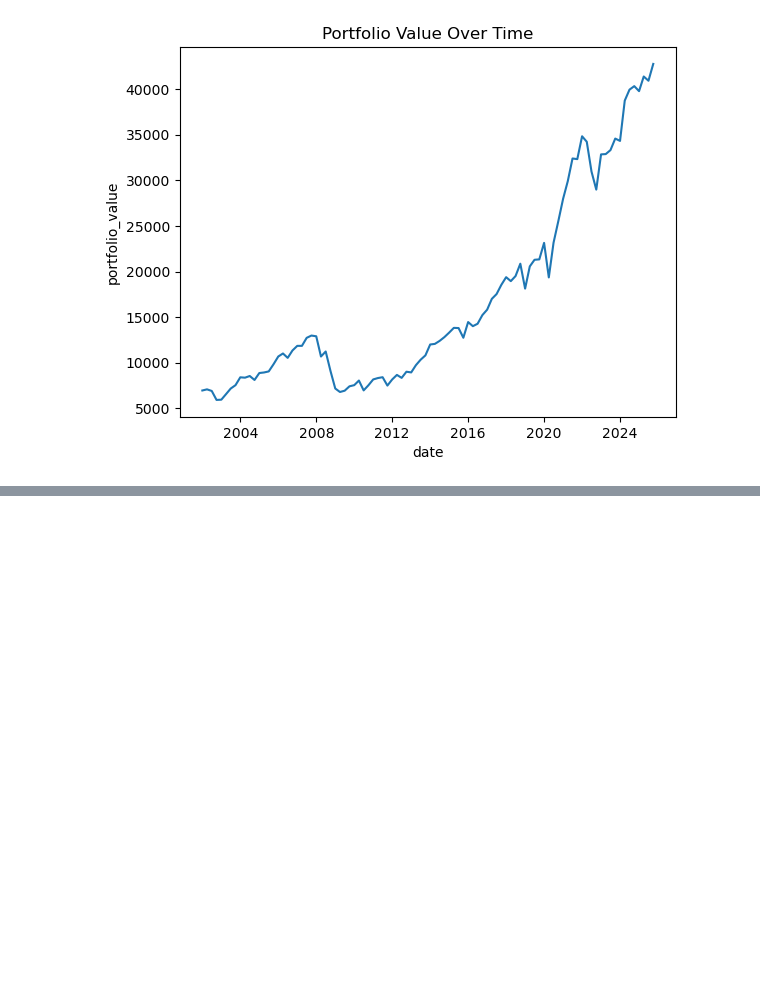
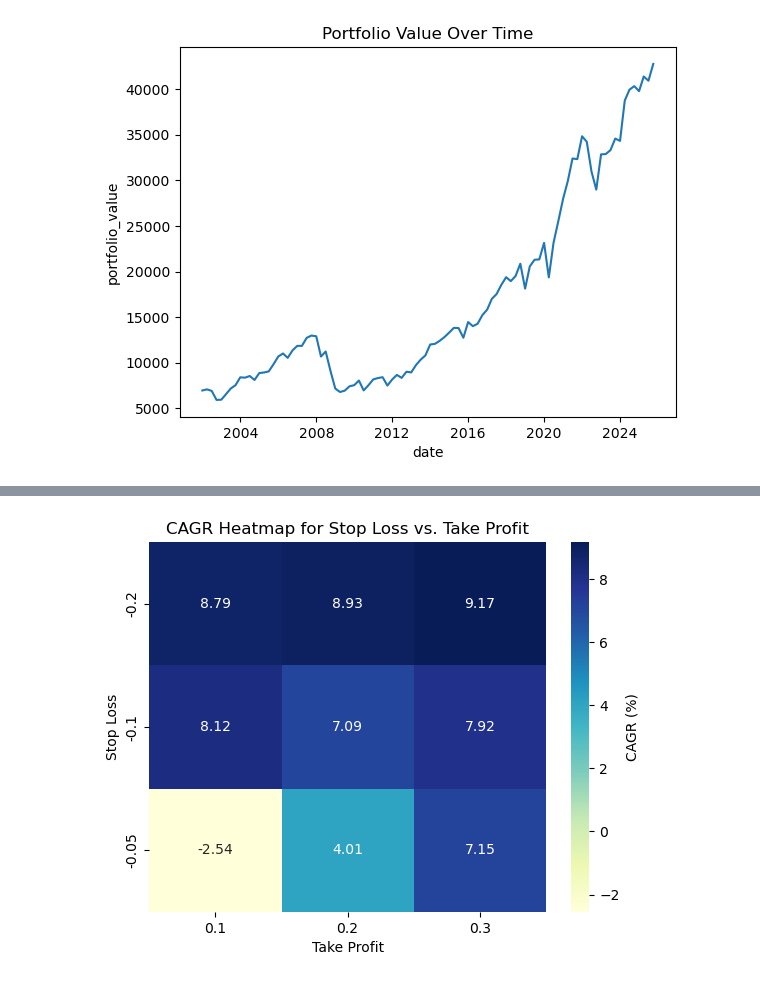
Before and after one commit to Kabalkina/stock-analytics-project, a Jupyter notebook: notebooks/simulation.ipynb, the cells around one changed output, grey strips where cells are left out. Saved outputs shown, nothing was run; the diff lists cells and outputs as text; code cells hidden in the pictures; blank space fills up the shorter version.

```diff
--- a/Scripts/simulation.ipynb
+++ b/notebooks/simulation.ipynb
@@ -66,7 +66,7 @@ def backtest_fixed_capital(
     initial_capital=7000,
     transaction_fee=5.0,
     stop_loss_pct=-0.10,
-    take_profit_pct=0.30
+    take_profit_pct=0.20
 ):
     """
     Backtest a trading strategy where cash is split equally among all predicted buy signals each quarter.
@@ -256,0 +293,2 @@ plt.show()
+# %%
+results_df, best_params = tune_params(df)
@@ -256,0 +316,12 @@ plt.show()
+# %%
+# Pivot for heatmap
+pivot = results_df.pivot(index="stop_loss", columns="take_profit", values="cagr")
+
+#plt.figure(figsize=(8,6))
+sns.heatmap(pivot, annot=True, fmt=".2f", cmap="YlGnBu", cbar_kws={'label': 'CAGR (%)'})
+plt.title("CAGR Heatmap for Stop Loss vs. Take Profit")
+plt.xlabel("Take Profit")
+plt.ylabel("Stop Loss")
+plt.show()
+# %% [output]
+[figure, added]
```
Also changed, not shown: parts of 5 cells of this notebook, 8 other files.
